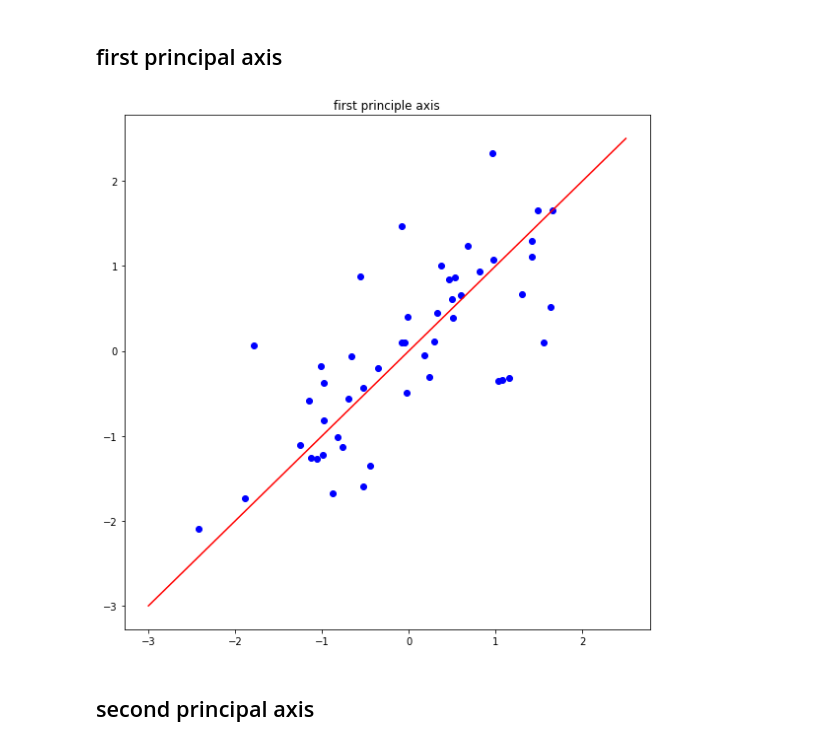
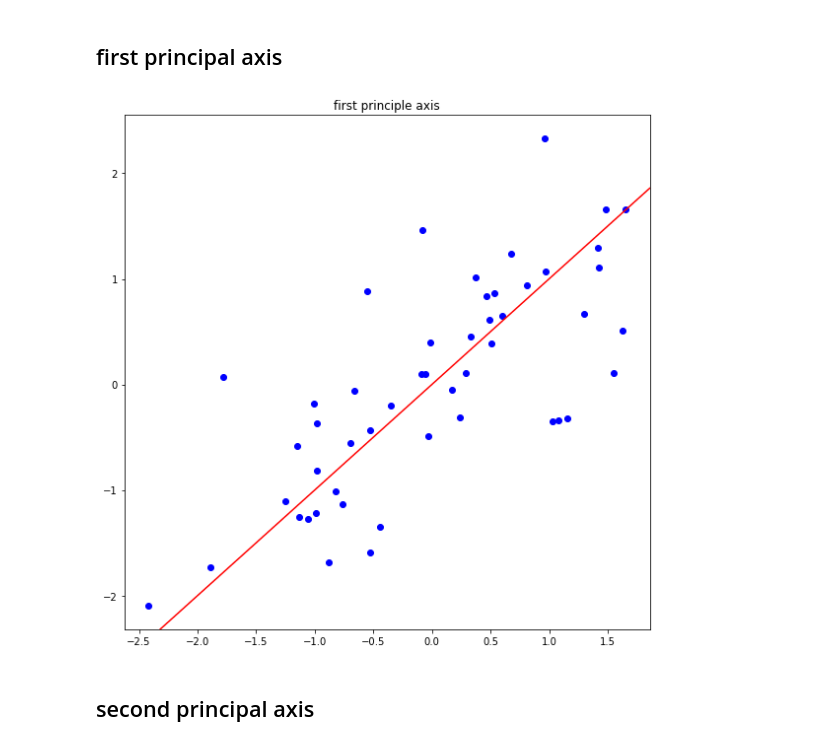
Before and after one commit to 2JooYeon/assignment-machine-learning, a Jupyter notebook: 12/assignment_12.ipynb, the cells around one changed output. Saved outputs shown, nothing was run; the diff lists cells and outputs as text; code cells hidden in the pictures.

Commit message:
plot the first principal axis

```diff
--- a/12/assignment_12.ipynb
+++ b/12/assignment_12.ipynb
@@ -100,18 +100,14 @@ plt.show()
 # %%
 plt.figure(figsize=(8,8))
 plt.title('first principle axis')
 
 plt.plot(x, y, 'bo')
-plt.plot()
-x_list = np.arange(-3, 3, 0.5)
-y_list = (first[1]/first[0]) * x_list
-plt.xticks(np.arange(-2.5, 2, 0.5))
-plt.plot(x_list, y_list, color = 'red')
+plt.axline((0,0), slope = first[1]/first[0], color = 'red')
 
 plt.tight_layout()
 plt.show()
 # %% [output]
-[figure, old version]
+[figure, new version]
 # %% [markdown]
 ## second principal axis
 # %%
```
